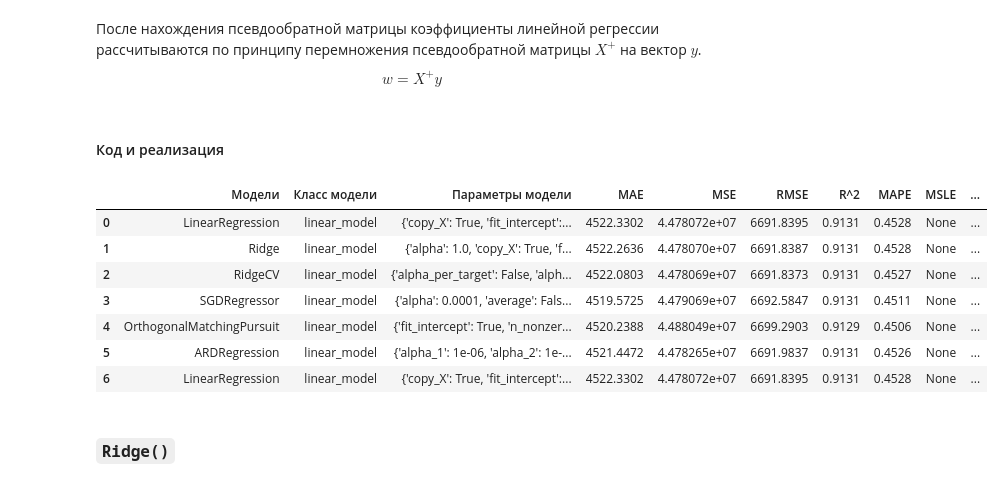
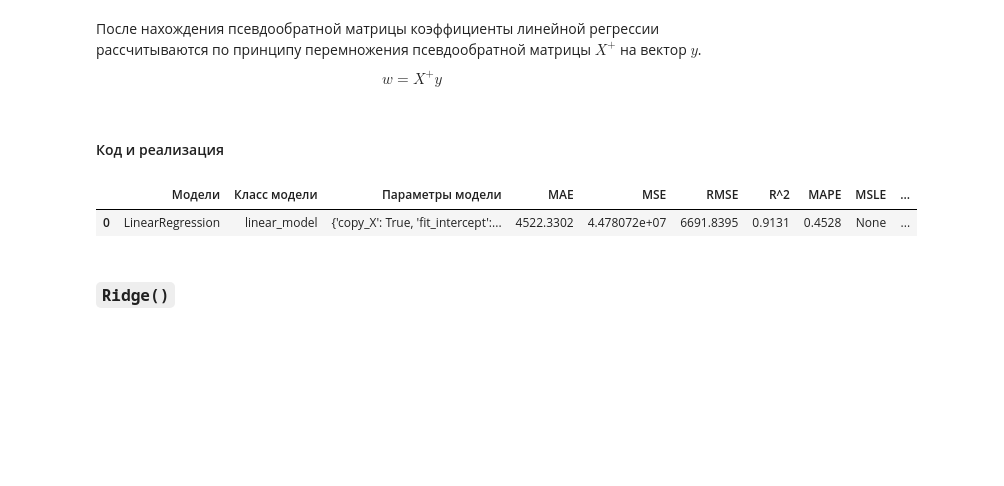
Before and after one commit to Sindereve/classic_ml_skills, a Jupyter notebook: main.ipynb, the cells around one changed output. Cells and saved outputs as stored; diff of their text form; code cells hidden in the pictures; blank space fills up the shorter version.

````diff
--- a/main.ipynb
+++ b/main.ipynb
@@ -18,6 +18,9 @@ from sklearn.preprocessing import OrdinalEncoder, OneHotEncoder, MinMaxScaler
 
 from matplotlib import pyplot as plt
 import seaborn as sns
+# %%
+# Заранее установим несколько констант
+RANDOM_STATE = 42
 # %% [markdown]
 # Подготока данных
 # %%
@@ -128,9 +131,9 @@ class PreprocessingDataInNumber():
                 os.makedirs(self.path_dir_w)
 
         self._transforms_for_sklearn = [
-            ("class_enc", OrdinalEncoder(), ["class"]),
-            ("route_enc", OneHotEncoder(sparse_output=False), ["route", "time_to_time", "airline", "flight_tag"]),
-            ("number_columns_MinMaxScaler", MinMaxScaler(), ["duration","flight_value","days_left"])
+            ("class_enc", sklearn.preprocessing.OrdinalEncoder(), ["class"]),
+            ("route_enc", sklearn.preprocessing.OneHotEncoder(sparse_output=False), ["route", "time_to_time", "airline", "flight_tag"]),
+            ("number_columns_MinMaxScaler", sklearn.preprocessing.MinMaxScaler(), ["duration","flight_value","days_left"])
         ]
         self._simple_transform = [
             ("stops_enc", self.stops_encoding, ["stops"]),
@@ -178,20 +181,20 @@ class PreprocessingDataInNumber():
 
         for name, func, columns in self._transforms_for_sklearn:
 
-            if isinstance(func, OneHotEncoder):
+            if isinstance(func, sklearn.preprocessing.OneHotEncoder):
                 transform_array = func.transform(self._df[columns])
                 for ind, new_column in enumerate(func.get_feature_names_out()):
                     self._df[new_column] = transform_array[:,ind]
                 self._df = self._df.drop(columns, axis=1)
                 continue
 
-            if isinstance(func, OrdinalEncoder):
+            if isinstance(func, sklearn.preprocessing.OrdinalEncoder):
                 func.transform(self._df[columns])
                 self._df["is_economy_class"] = func.transform(self._df[columns])
                 self._df = self._df.drop(columns, axis=1)
                 continue
 
-            if isinstance(func, MinMaxScaler):
+            if isinstance(func, sklearn.preprocessing.MinMaxScaler):
                 transform_array = func.transform(self._df[columns])
                 self._df[columns] = transform_array
                 continue
@@ -476,21 +479,15 @@ $$
 # %% [markdown]
 #### Код и реализация
 # %%
-LR = linear_model.LinearRegression()
-LR.fit(X_train, y_train)
-y_pred = LR.predict(X_test)
+LR_standart = linear_model.LinearRegression()
+LR_standart.fit(X_train, y_train)
+y_pred = LR_standart.predict(X_test)
 
-history_models.add_model(LR, "linear_model", LR.get_params(), "Линейная регрессия, с аналитическим оптимизатором", y_true=y_test, y_pred=y_pred)
+history_models.add_model(LR_standart, "linear_model", LR_standart.get_params(), "Линейная регрессия, с аналитическим оптимизатором", y_true=y_test, y_pred=y_pred)
 history_models.to_dataframe()
 # %% [output]
 |  | Модели | Класс модели | Параметры модели | MAE | MSE | RMSE | R^2 | MAPE | MSLE | ... |
 | 0 | LinearRegression | linear_model | {'copy_X': True, 'fit_intercept':... | 4522.3302 | 4.478072e+07 | 6691.8395 | 0.9131 | 0.4528 | None | ... |
-| 1 | Ridge | linear_model | {'alpha': 1.0, 'copy_X': True, 'f... | 4522.2636 | 4.478070e+07 | 6691.8387 | 0.9131 | 0.4528 | None | ... |
-| 2 | RidgeCV | linear_model | {'alpha_per_target': False, 'alph... | 4522.0803 | 4.478069e+07 | 6691.8373 | 0.9131 | 0.4527 | None | ... |
-| 3 | SGDRegressor | linear_model | {'alpha': 0.0001, 'average': Fals... | 4519.5725 | 4.479069e+07 | 6692.5847 | 0.9131 | 0.4511 | None | ... |
-| 4 | OrthogonalMatchingPursuit | linear_model | {'fit_intercept': True, 'n_nonzer... | 4520.2388 | 4.488049e+07 | 6699.2903 | 0.9129 | 0.4506 | None | ... |
-| 5 | ARDRegression | linear_model | {'alpha_1': 1e-06, 'alpha_2': 1e-... | 4521.4472 | 4.478265e+07 | 6691.9837 | 0.9131 | 0.4526 | None | ... |
-| 6 | LinearRegression | linear_model | {'copy_X': True, 'fit_intercept':... | 4522.3302 | 4.478072e+07 | 6691.8395 | 0.9131 | 0.4528 | None | ... |
 # %% [markdown]
 ### ```Ridge()```
 # %% [markdown]
````
Also changed, not shown: parts of 44 cells of this notebook, 1 other file.
